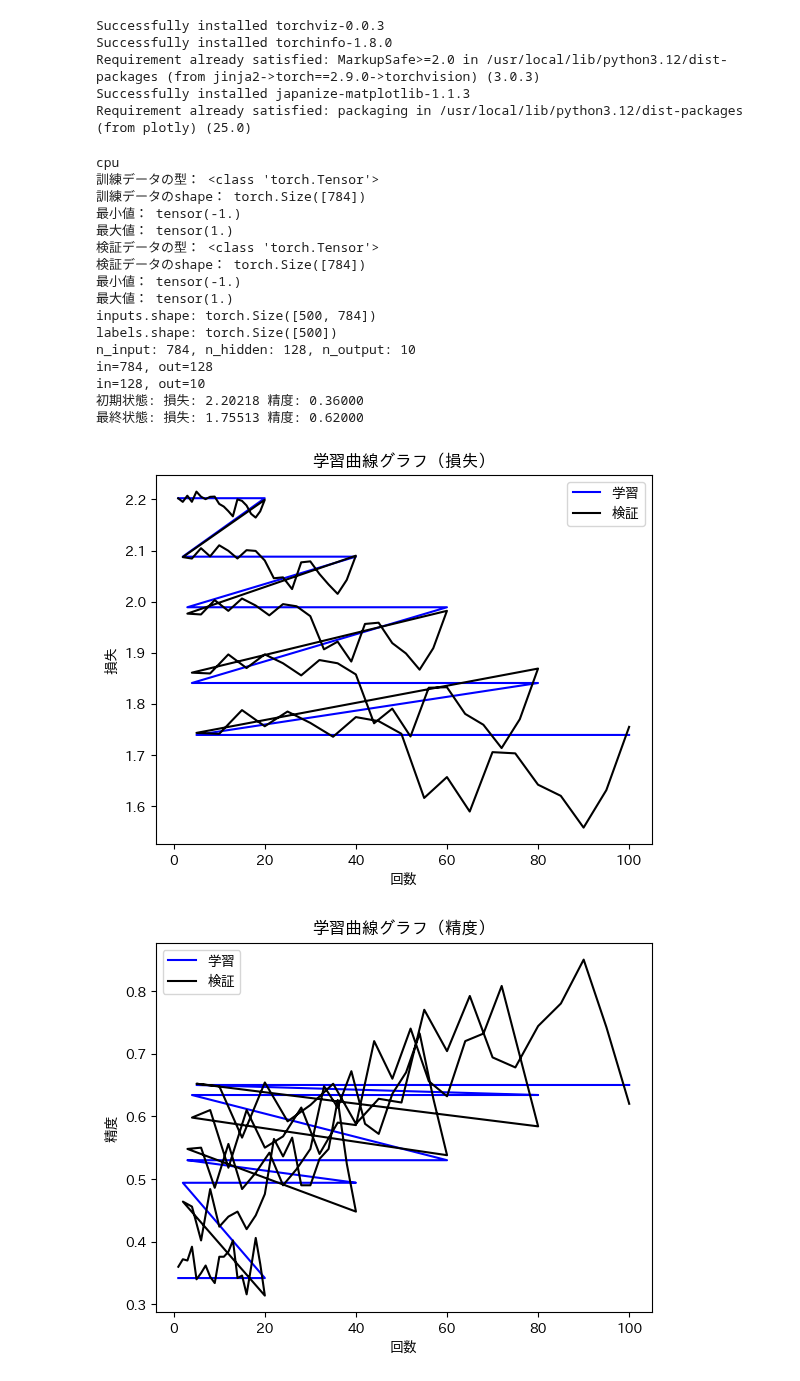
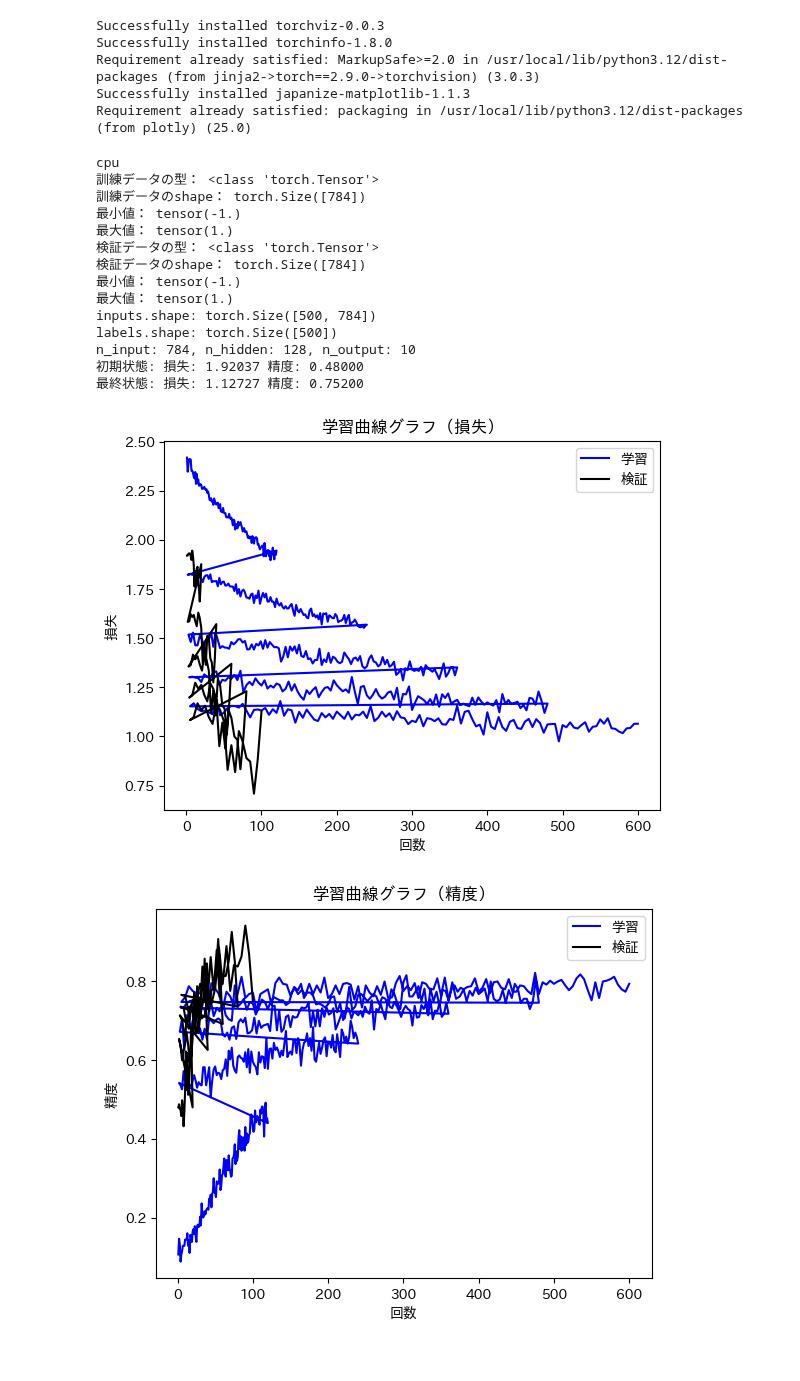
Before and after one commit to ueki5/colaboratory, a Jupyter notebook: playground-018.ipynb, the cells around one changed output. Saved outputs shown, nothing was run; the diff lists cells and outputs as text; code cells hidden in the pictures.

```diff
--- a/playground-018.ipynb
+++ b/playground-018.ipynb
@@ -29,7 +29,7 @@ num_epochs = 5 # 繰り返し回数
 # num_history = 10 # 履歴採取タイミング
 dim_hidden = 128 # 隠れ層の次元数
 dim_output = 10 # 出力層の次元数
-num_layer = 1 # レイヤー数
+num_layer = 3 # レイヤー数
 
 # デバイスの割り当て
 device = torch.device("cuda:0" if torch.cuda.is_available() else "cpu")
@@ -198,7 +198,7 @@ class Net(torch.nn.Module):
     def __init__(self, n_input, n_output, n_hidden, n_layer):
         super().__init__()
 
-        # リニア層の定義
+        # 予測関数
         layers = []
         for i in range(n_layer):
             _n_input = n_hidden
@@ -232,12 +232,8 @@ criterion = torch.nn.CrossEntropyLoss()
 optimizer = torch.optim.SGD(net.parameters(), lr=lr)
 
 # 記録用配列初期化()
-# 0:epoch
-# 1:train_loss
-# 2:train_acc
-# 3:train_loss_test
-# 4:train_acc_test
-history = np.zeros((0, 5))
+history = np.zeros((0, 3))
+history_test = np.zeros((0, 3))
 
 # 学習＆検証
 for epoch in range(num_epochs):
@@ -269,6 +265,14 @@ for epoch in range(num_epochs):
     # 精度計算
     train_acc = (predicted.indices == labels).sum() / len(labels)
 
+    # 履歴を保存
+    item = np.array([
+      (idx + 1) * (epoch + 1),
+      train_loss,
+      train_acc,
+    ])
+    history = np.vstack((history, item))
+
   ###########################
   # 検証
   ###########################
@@ -299,59 +303,55 @@ for epoch in range(num_epochs):
 
 
     # 履歴を保存
-    item = np.array([
+    item_test = np.array([
       (idx + 1) * (epoch + 1),
-      train_loss,
-      train_acc,
       train_loss_test,
       train_acc_test,
     ])
-    history = np.vstack((history, item))
+    history_test = np.vstack((history_test, item_test))
 
-    # デバッグ用
-    if idx == num_data - 1:
-      pass
+  # デバッグ用
+  if idx == num_data - 1:
+    pass
 
 ###############################################
 # 結果表示
 ###############################################
 # 損失と精度の確認
-print(f'初期状態: 損失: {history[ 0, 3]:.5f} 精度: {history[ 0, 4]:.5f}')
-print(f'最終状態: 損失: {history[-1, 3]:.5f} 精度: {history[-1, 4]:.5f}')
+print(f'初期状態: 損失: {history_test[ 0, 1]:.5f} 精度: {history_test[ 0, 2]:.5f}')
+print(f'最終状態: 損失: {history_test[-1, 1]:.5f} 精度: {history_test[-1, 2]:.5f}')
 
 # 学習曲線グラフ（損失）
 plt.plot(history[:, 0], history[:, 1], 'b', label='学習')
-plt.plot(history[:, 0], history[:, 3], 'k', label='検証')
+plt.plot(history_test[:, 0], history_test[:, 1], 'k', label='検証')
 plt.xlabel('回数')
 plt.ylabel('損失')
 plt.title('学習曲線グラフ（損失）')
 plt.legend()
 plt.show()
 
 # 学習曲線グラフ（精度）
 plt.plot(history[:, 0], history[:, 2], 'b', label='学習')
-plt.plot(history[:, 0], history[:, 4], 'k', label='検証')
+plt.plot(history_test[:, 0], history_test[:, 2], 'k', label='検証')
 plt.xlabel('回数')
 plt.ylabel('精度')
 plt.title('学習曲線グラフ（精度）')
 plt.legend()
 plt.show()
 # %% [output]
 cpu
 訓練データの型： <class 'torch.Tensor'>
 訓練データのshape： torch.Size([784])
 最小値： tensor(-1.)
 最大値： tensor(1.)
 検証データの型： <class 'torch.Tensor'>
 検証データのshape： torch.Size([784])
 最小値： tensor(-1.)
 最大値： tensor(1.)
 inputs.shape: torch.Size([500, 784])
 labels.shape: torch.Size([500])
 n_input: 784, n_hidden: 128, n_output: 10
-in=784, out=128
-in=128, out=10
-初期状態: 損失: 2.20218 精度: 0.36000
-最終状態: 損失: 1.75513 精度: 0.62000
+初期状態: 損失: 1.92037 精度: 0.48000
+最終状態: 損失: 1.12727 精度: 0.75200
-[figure, old version]
+[figure, new version]
-[figure, old version]
+[figure, new version]
```
